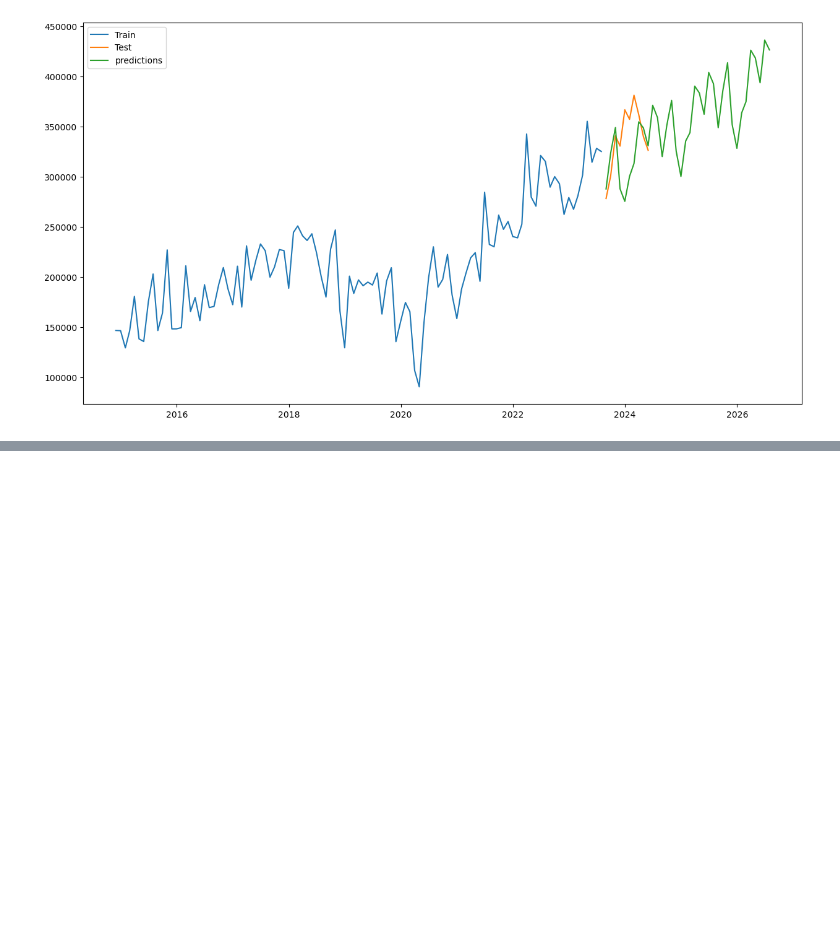
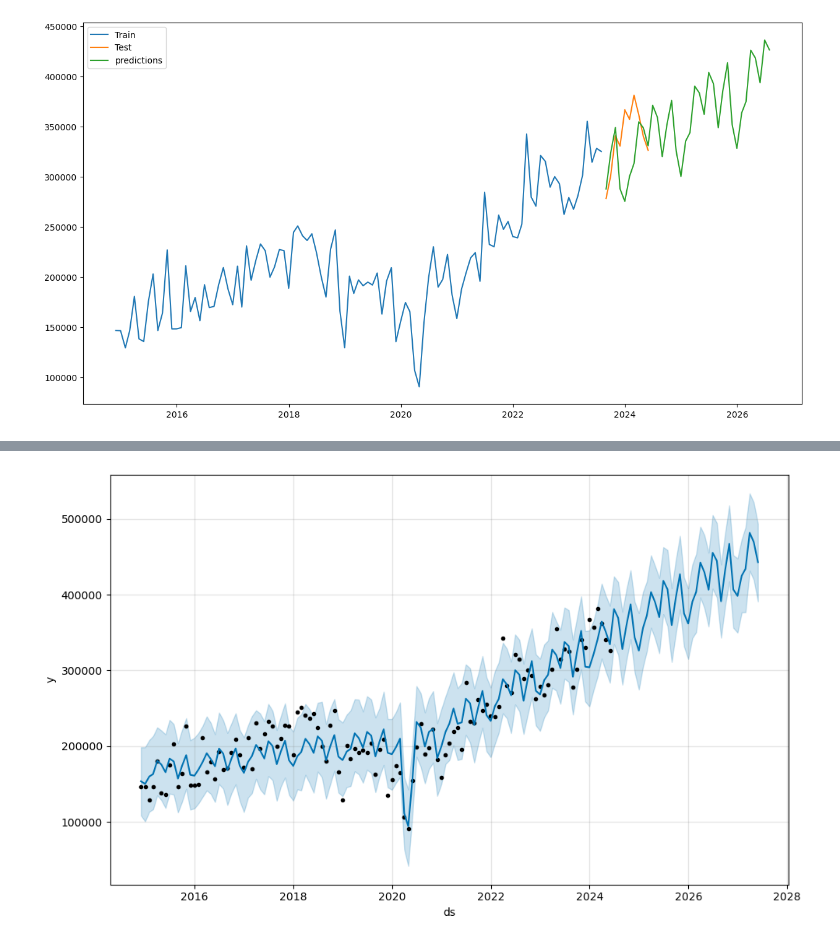
Before and after one commit to sgailly/DashBoardDistributeurPieces, a Jupyter notebook: sales_overtime.ipynb, the cells around one changed output, grey strips where cells are left out. Drawn from its saved outputs; the diff is of its cells as text; code cells hidden in the pictures; blank space fills up the shorter version.

Commit message:
update on forecasting

```diff
--- a/sales_overtime.ipynb
+++ b/sales_overtime.ipynb
@@ -167,3 +167,9 @@ plt.legend(loc="best")
 plt.show()
 # %% [output]
 [figure]
+# %%
+df3.reset_index(inplace=True)
+model3 = Prophet(holidays=lockdowns,seasonality_mode='multiplicative', interval_width=0.95)
+model3 = model3.fit(df3)
+future3 = model3.make_future_dataframe(periods=horizon, freq='M')
+forecast3 = model3.predict(future3)
@@ -169,0 +179,4 @@ plt.show()
+# %%
+ax3 = model3.plot(forecast3)
+# %% [output]
+[figure, added]
```
Also changed, not shown: parts of 8 cells of this notebook, 1 other file.
